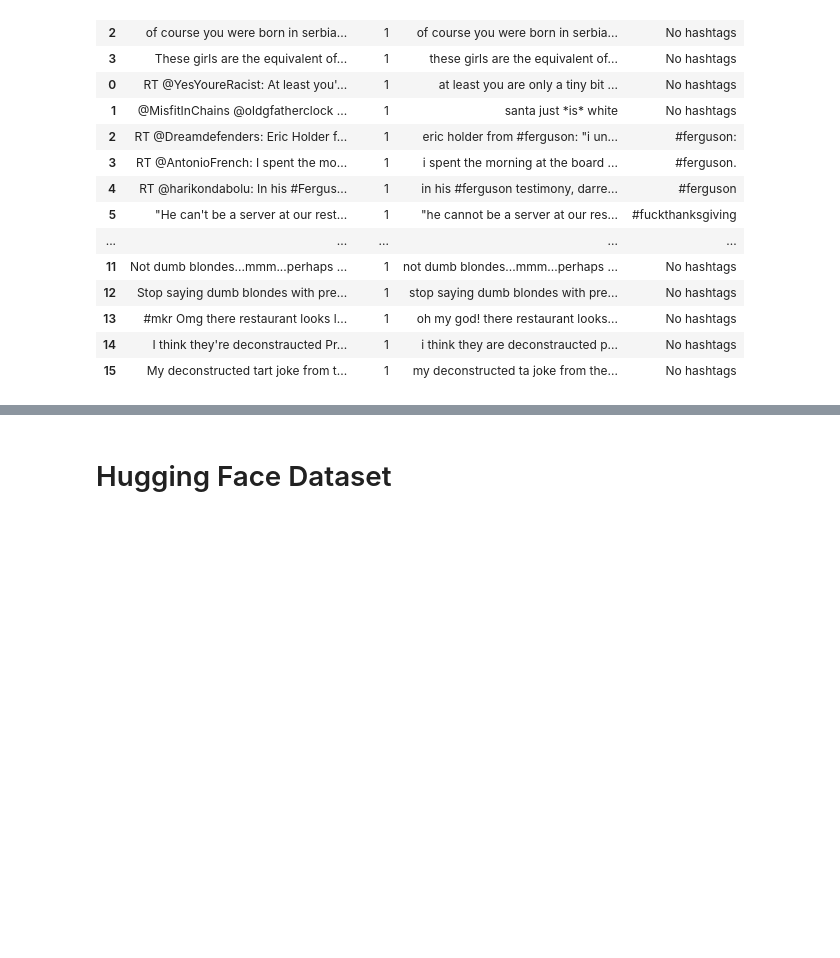
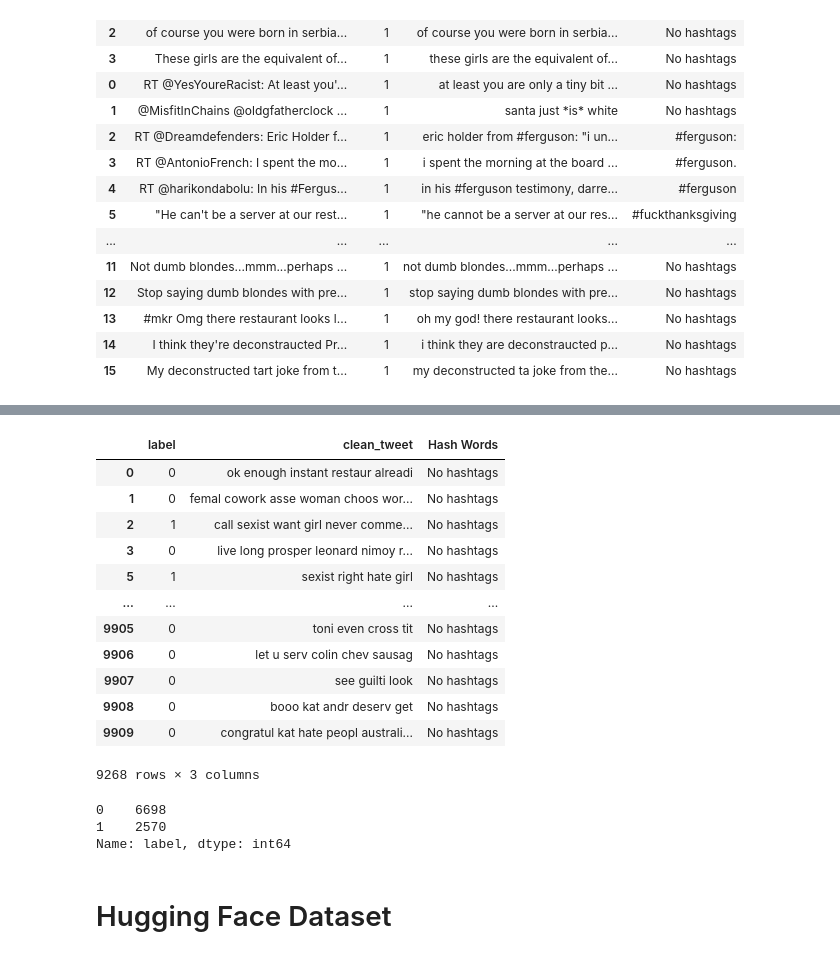
Before and after one commit to XiaohanSun01/Hate_Speech_Detection, a Jupyter notebook: Data_Collection_and_Cleaning.ipynb, the cells around one changed output, grey strips where cells are left out. Cells and saved outputs as stored; diff of their text form; code cells hidden in the pictures; blank space fills up the shorter version.

```diff
--- a/Data_Collection_and_Cleaning.ipynb
+++ b/Data_Collection_and_Cleaning.ipynb
@@ -269,6 +276,30 @@ data_frame['clean_tweet'] = data_frame['clean_tweet'].replace('', np.nan)
 data_frame = data_frame.dropna(subset=['clean_tweet'])
 # %%
 data_frame = data_frame.sample(frac=1).reset_index(drop=True)
+# %%
+data_frame_2 = data_frame.drop_duplicates(keep=False)
+# %%
+data_frame_2
+# %% [output]
+|  | label | clean_tweet | Hash Words |
+| 0 | 0 | ok enough instant restaur alreadi | No hashtags |
+| 1 | 0 | femal cowork asse woman choos wor... | No hashtags |
+| 2 | 1 | call sexist want girl never comme... | No hashtags |
+| 3 | 0 | live long prosper leonard nimoy r... | No hashtags |
+| 5 | 1 | sexist right hate girl | No hashtags |
+| ... | ... | ... | ... |
+| 9905 | 0 | toni even cross tit | No hashtags |
+| 9906 | 0 | let u serv colin chev sausag | No hashtags |
+| 9907 | 0 | see guilti look | No hashtags |
+| 9908 | 0 | booo kat andr deserv get | No hashtags |
+| 9909 | 0 | congratul kat hate peopl australi... | No hashtags |
+9268 rows × 3 columns
+# %%
+data_frame_2.label.value_counts()
+# %% [output]
+0    6698
+1    2570
+Name: label, dtype: int64
 # %%
 outname = 'Copenhagen_Dataset.csv'
 
```
Also changed, not shown: parts of 26 cells of this notebook, 9 other files.
